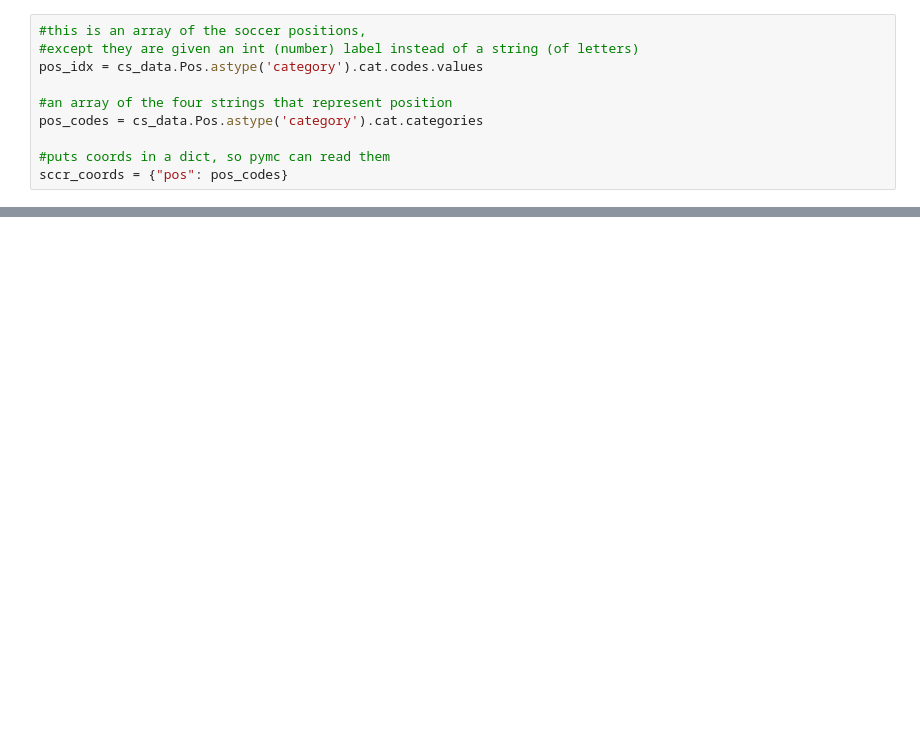
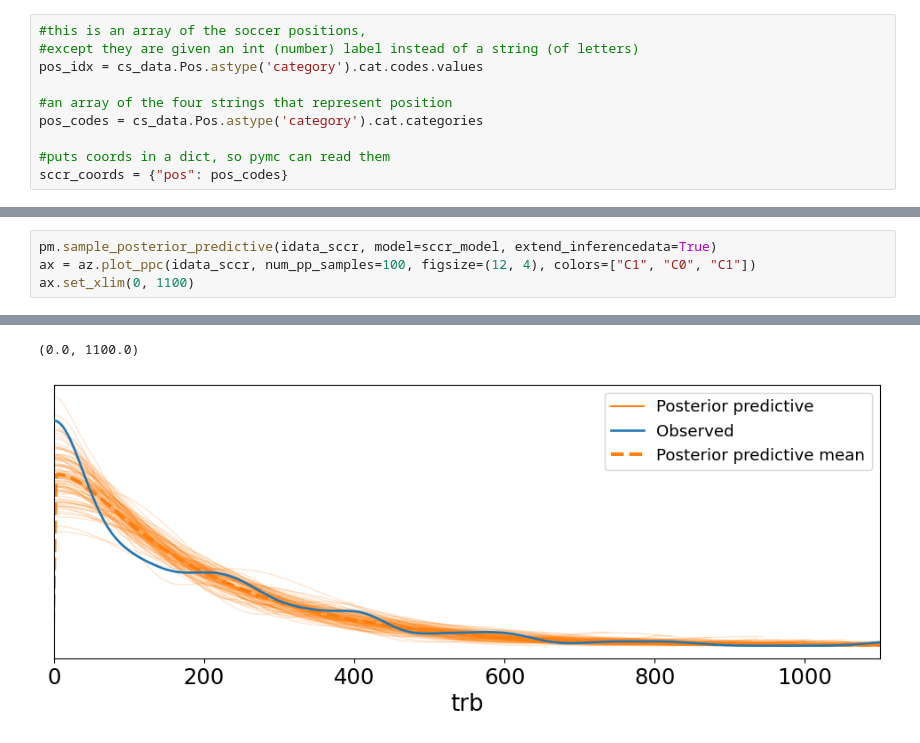
Before and after one commit to eemaansheikh/Data_Science_2025, a Jupyter notebook: EemaanSheikh_Unit4Project.ipynb, the cells around one changed output, grey strips where cells are left out. Cells and saved outputs as stored; diff of their text form; blank space fills up the shorter version.

```diff
--- a/EemaanSheikh_Unit4Project.ipynb
+++ b/EemaanSheikh_Unit4Project.ipynb
@@ -70,0 +79,5 @@ with pm.Model(coords = sccr_coords) as sccr_model:
+# %%
+pm.sample_posterior_predictive(idata_sccr, model=sccr_model, extend_inferencedata=True)
+ax = az.plot_ppc(idata_sccr, num_pp_samples=100, figsize=(12, 4), colors=["C1", "C0", "C1"])
+ax.set_xlim(0, 1100)
+# %% [output]
@@ -70,0 +86,2 @@ with pm.Model(coords = sccr_coords) as sccr_model:
+(0.0, 1100.0)
+[figure, added]
```
Also changed, not shown: parts of 14 cells of this notebook.
